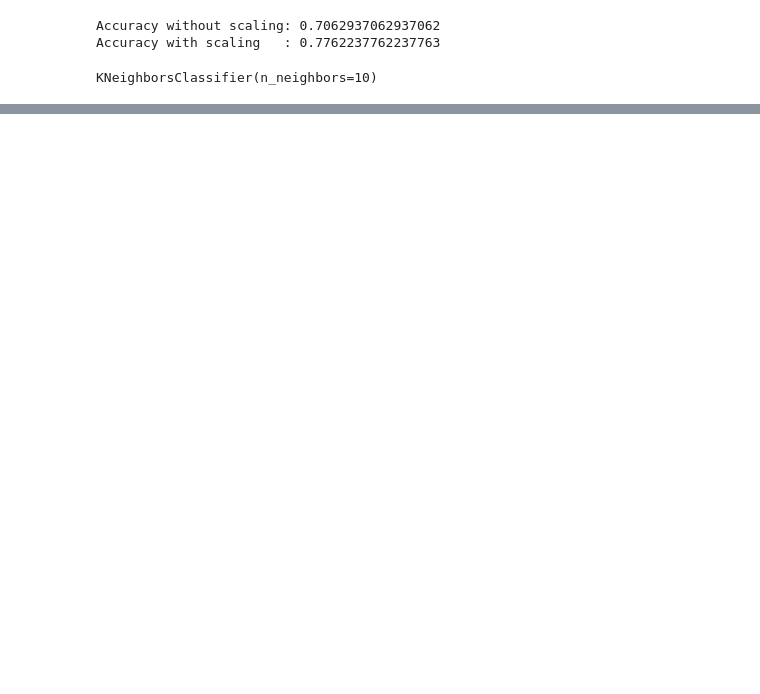
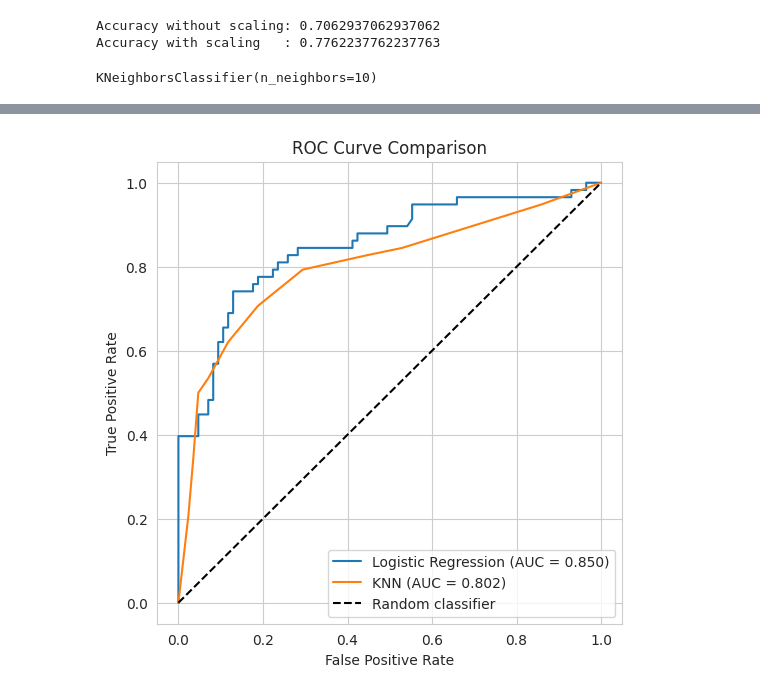
Before and after one commit to DovgaNik/intelligence_artificielle, a Jupyter notebook: theme3_titanic.ipynb, the cells around one changed output, grey strips where cells are left out. Saved outputs shown, nothing was run; the diff lists cells and outputs as text; code cells hidden in the pictures; blank space fills up the shorter version.

```diff
--- a/theme3_titanic.ipynb
+++ b/theme3_titanic.ipynb
@@ -233,0 +235,4 @@ plt.show()
+# %%
+y_score_logreg = model.predict_proba(x_test)[:, 1]
+# %%
+fpr_lr, tpr_lr, thresholds_lr = roc_curve(y_test, y_score_logreg)
@@ -233,0 +244,5 @@ plt.show()
+# %%
+knn = KNeighborsClassifier(n_neighbors=10)
+knn.fit(x_train_scaled, y_train)
+
+y_score_knn = knn.predict_proba(x_test_scaled)[:, 1]
@@ -233,0 +256,16 @@ plt.show()
+# %%
+plt.figure(figsize=(6, 6))
+
+plt.plot(fpr_lr, tpr_lr, label=f"Logistic Regression (AUC = {auc_lr:.3f})")
+plt.plot(fpr_knn, tpr_knn, label=f"KNN (AUC = {auc_knn:.3f})")
+
+plt.plot([0, 1], [0, 1], 'k--', label="Random classifier")
+
+plt.xlabel("False Positive Rate")
+plt.ylabel("True Positive Rate")
+plt.title("ROC Curve Comparison")
+plt.legend()
+plt.grid(True)
+plt.show()
+# %% [output]
+[figure, added]
```
Also changed, not shown: parts of 7 cells of this notebook, 1 other file.
